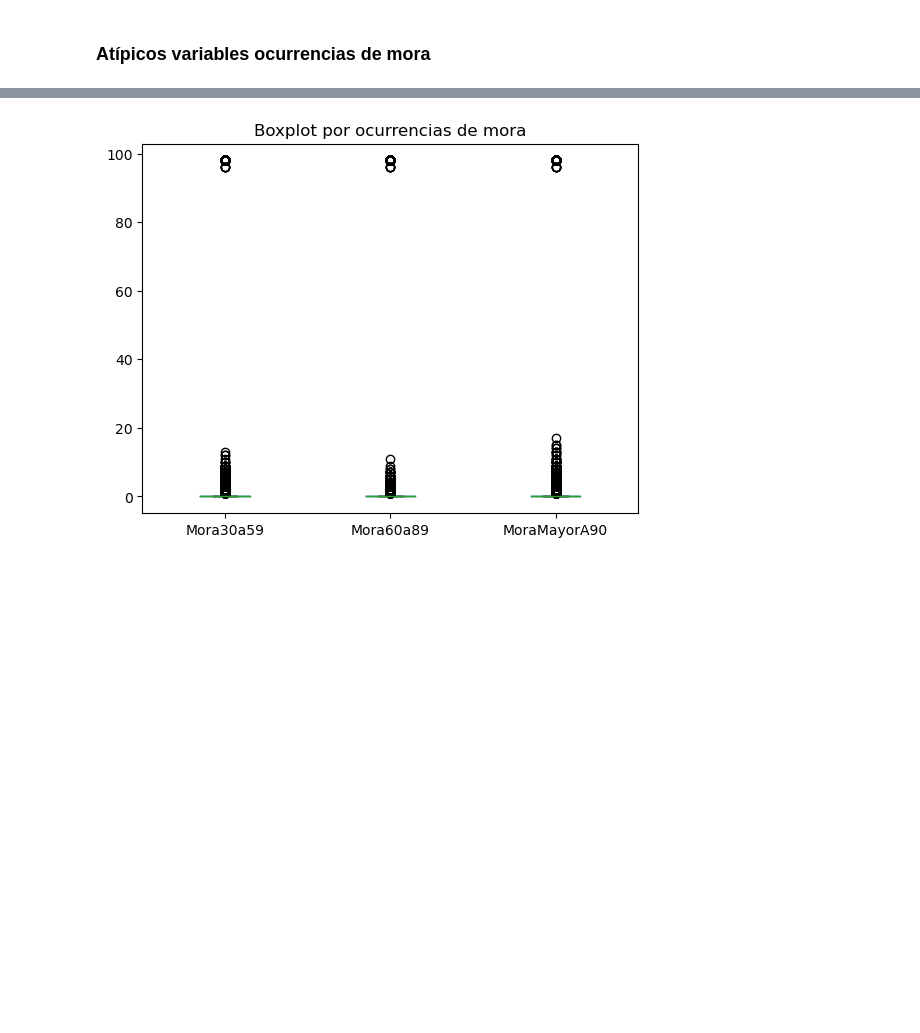
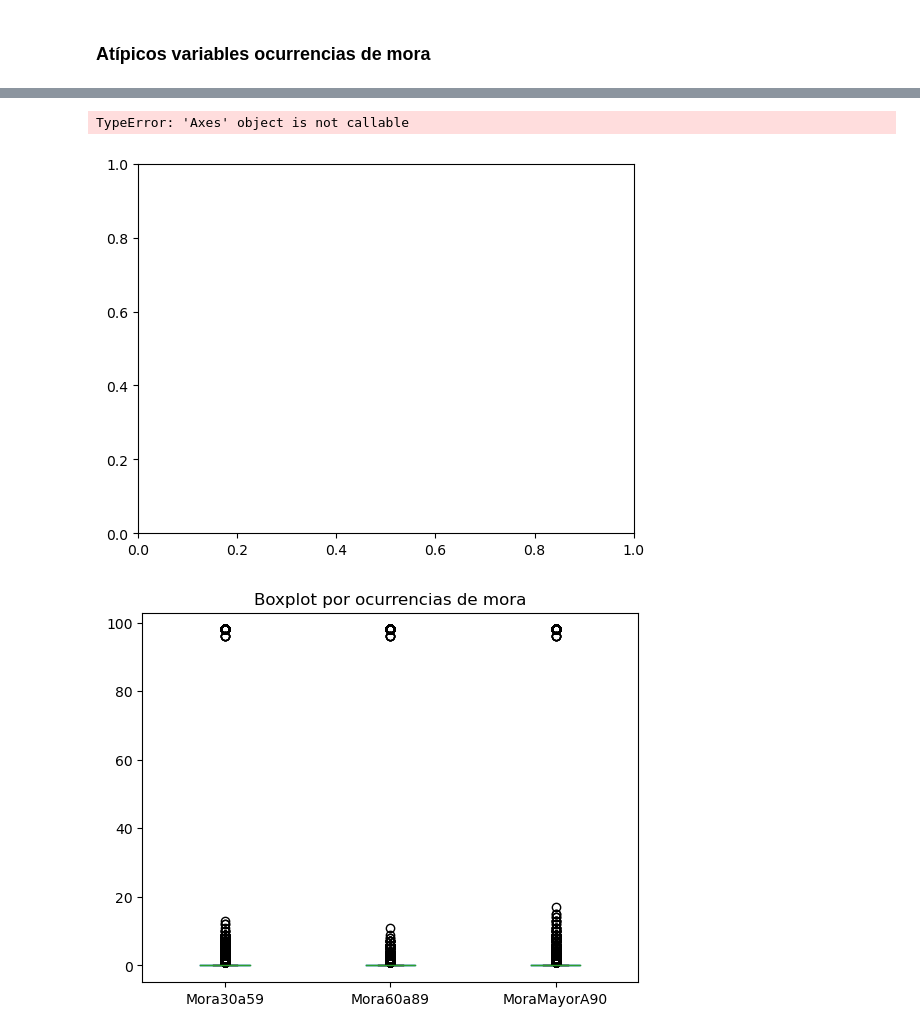
Before and after one commit to 00Fede/givemesomecredit, a Jupyter notebook: Preprocessing.ipynb, the cells around one changed output, grey strips where cells are left out. Cells and saved outputs as stored; diff of their text form; code cells hidden in the pictures; blank space fills up the shorter version.

```diff
--- a/Preprocessing.ipynb
+++ b/Preprocessing.ipynb
@@ -192,3 +214,19 @@ ax.tick_params(labelsize = 10)
+# %%
+# boxplot for TasaUtilizacionLineasRotativas variable
+fig,axes = plt.subplots()
+sns.boxplot(
+    x    = d["TasaUtilizacionLineasRotativas"],
+    ax = axes,
+    orient = 'h'
+)
+
+axes.set_title("Boxplot de la variable TasaUtilizacionLineasRotativas", fontsize = 20, pad = 10)
+axes.set_xlabel("TasaUtilizacionLineasRotativas", fontsize = 15, labelpad = 10)
+
+axes.tick_params(labelsize = 15)
+# %% [output]
+TypeError: 'Axes' object is not callable
+[figure, added]
 # %%
 green_diamond = dict(markerfacecolor='g', marker='D')
 fig, ax = plt.subplots()
```
Also changed, not shown: parts of 12 cells of this notebook, 1 other file.
